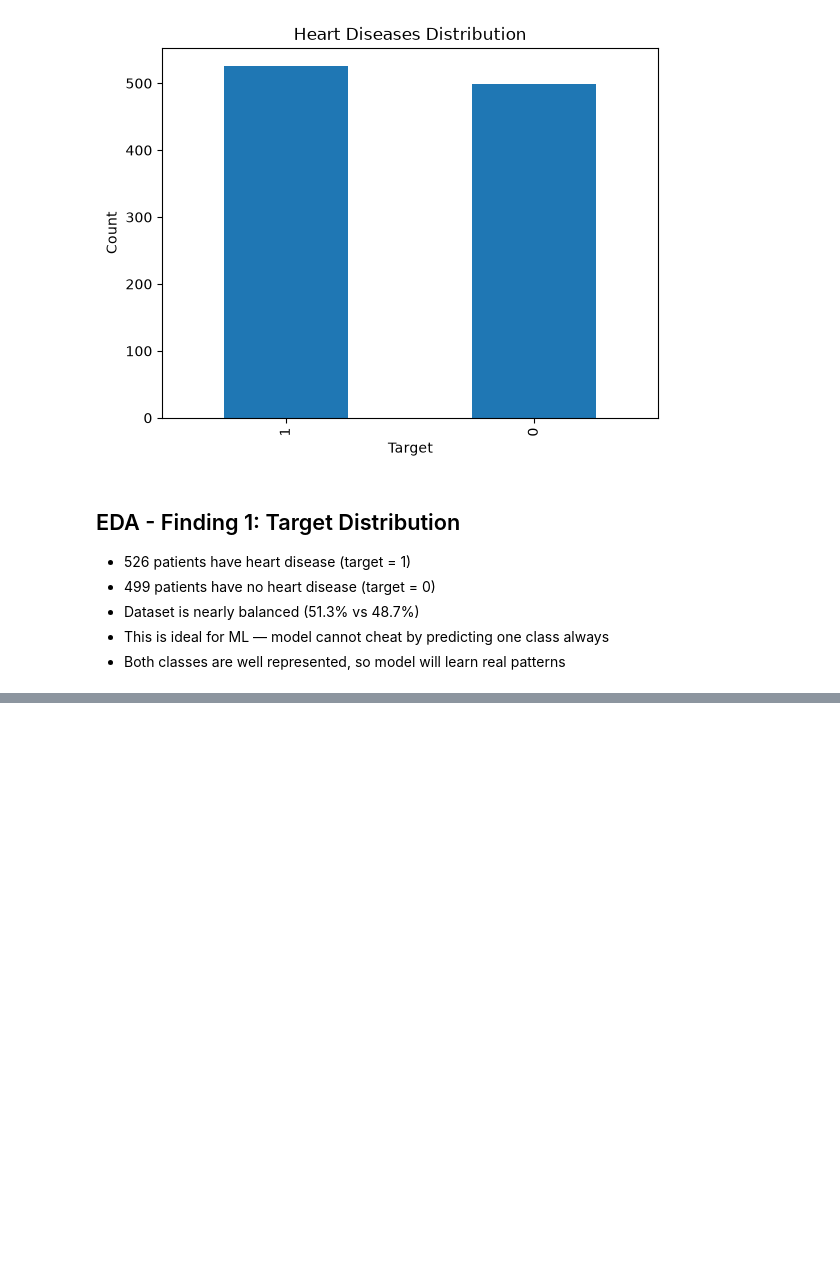
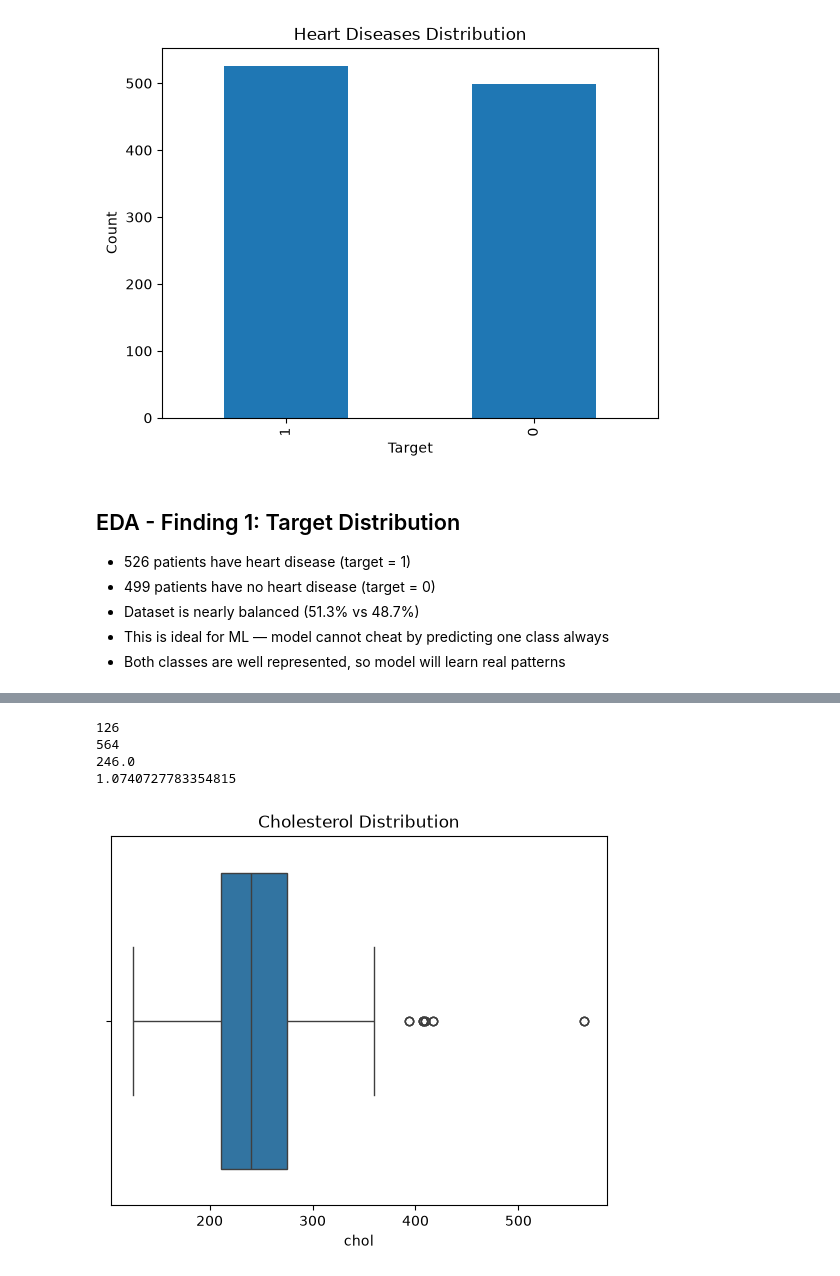
Before and after one commit to korlapuacharyrohan-ai/heart-diseases-prediction, a Jupyter notebook: heart_disease_project.ipynb, the cells around one changed output, grey strips where cells are left out. Saved outputs shown, nothing was run; the diff lists cells and outputs as text; code cells hidden in the pictures; blank space fills up the shorter version.

```diff
--- a/heart_disease_project.ipynb
+++ b/heart_disease_project.ipynb
@@ -86,0 +147,15 @@ plt.show()
+# %%
+print(df['chol'].min())
+print(df['chol'].max())
+print(df['chol'].mean())
+print(df['chol'].skew())
+
+sns.boxplot(x=df['chol'])
+plt.title('Cholesterol Distribution')
+plt.show()
+# %% [output]
+126
+564
+246.0
+1.0740727783354815
+[figure, added]
```
Also changed, not shown: parts of 9 cells of this notebook.
